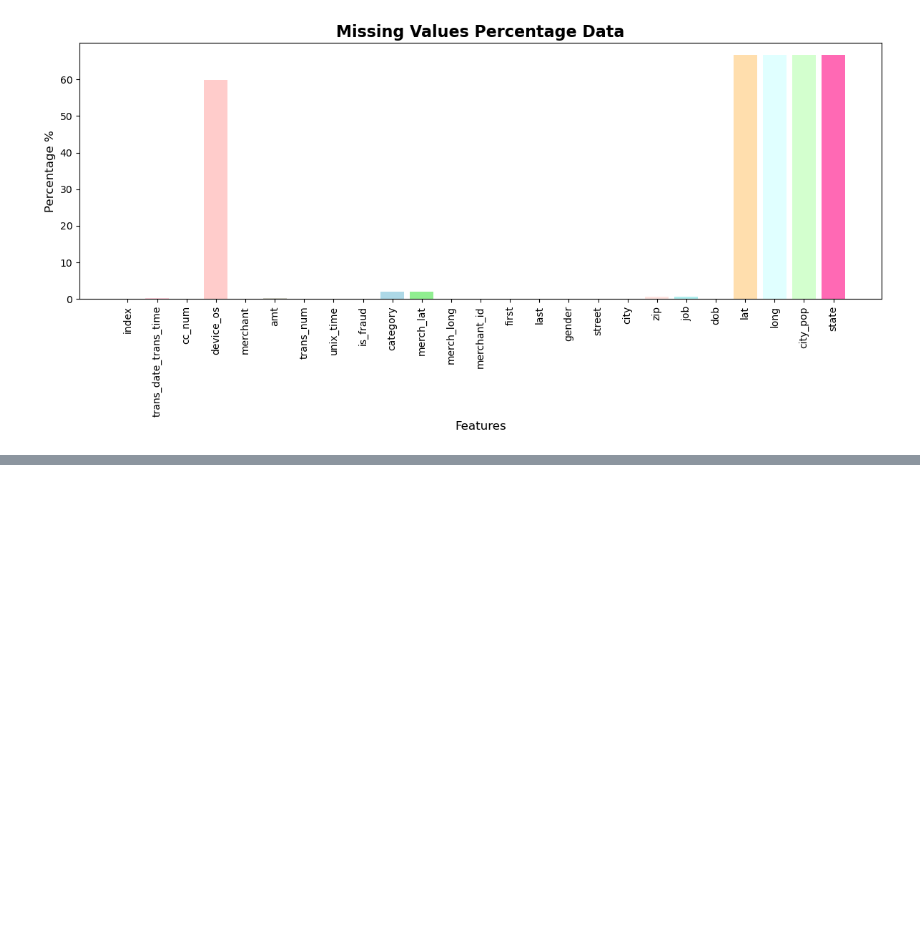
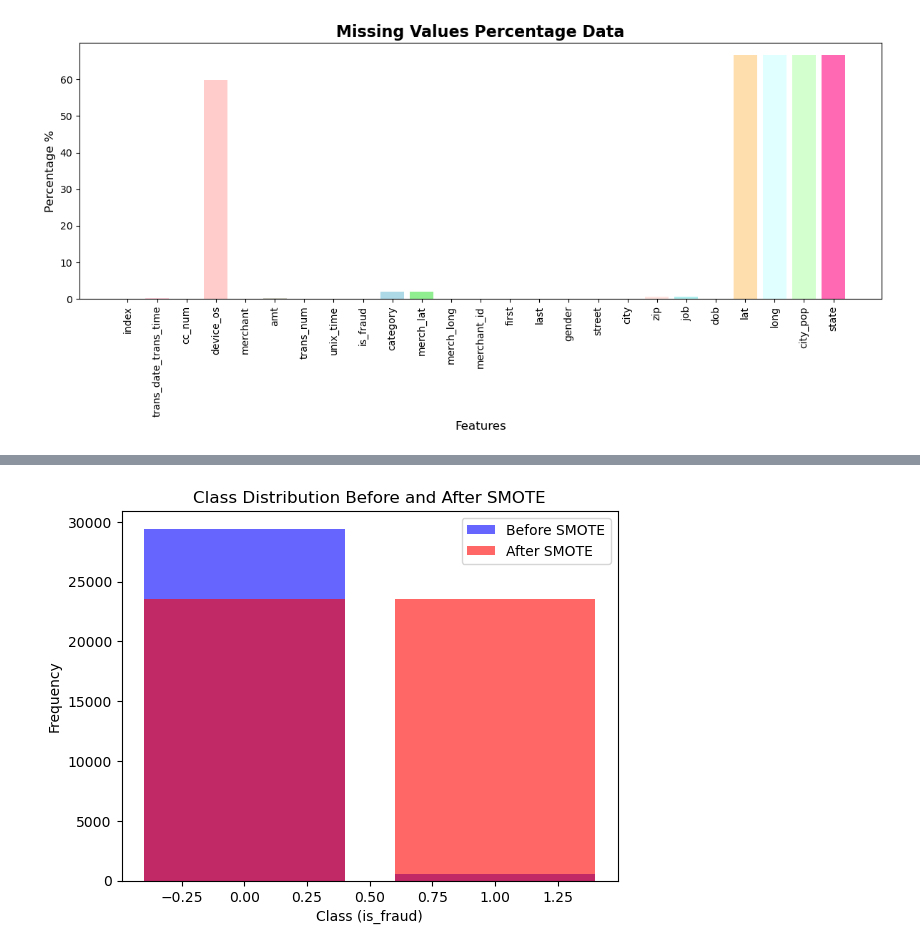
Before and after one commit to Leonardo1924/Fraud-Detection, a Jupyter notebook: FraudeDetection.ipynb, the cells around one changed output, grey strips where cells are left out. Drawn from its saved outputs; the diff is of its cells as text; code cells hidden in the pictures; blank space fills up the shorter version.

```diff
--- a/FraudeDetection.ipynb
+++ b/FraudeDetection.ipynb
@@ -132,0 +256,21 @@ df = df.drop(columns=columns_to_remove, errors='ignore')
+# %%
+# Load Processed Data
+
+original_train_data = pd.read_csv('Data/data.csv')
+df = pd.read_csv('Data/train_processed.csv')
+
+# Plotting class distribution before SMOTE
+original_counts = Counter(original_train_data['is_fraud'])
+plt.bar(original_counts.keys(), original_counts.values(), color='blue', alpha=0.6, label="Before SMOTE")
+
+# Plotting class distribution after SMOTE
+augmented_counts = Counter(df['is_fraud'])
+plt.bar(augmented_counts.keys(), augmented_counts.values(), color='red', alpha=0.6, label="After SMOTE")
+
+plt.title("Class Distribution Before and After SMOTE")
+plt.xlabel("Class (is_fraud)")
+plt.ylabel("Frequency")
+plt.legend()
+plt.show()
+# %% [output]
+[figure, added]
```
Also changed, not shown: parts of 9 cells of this notebook, 14 other files.
